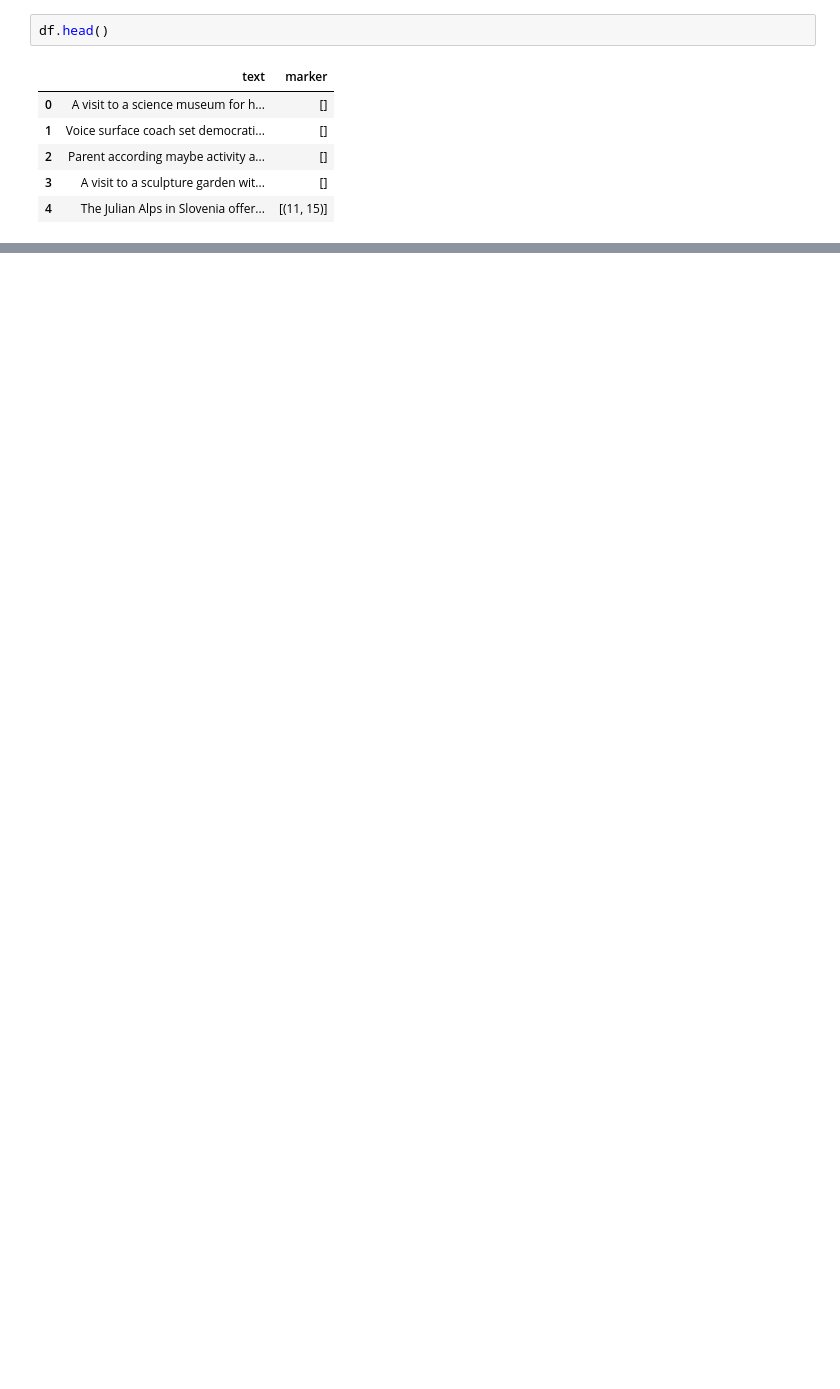
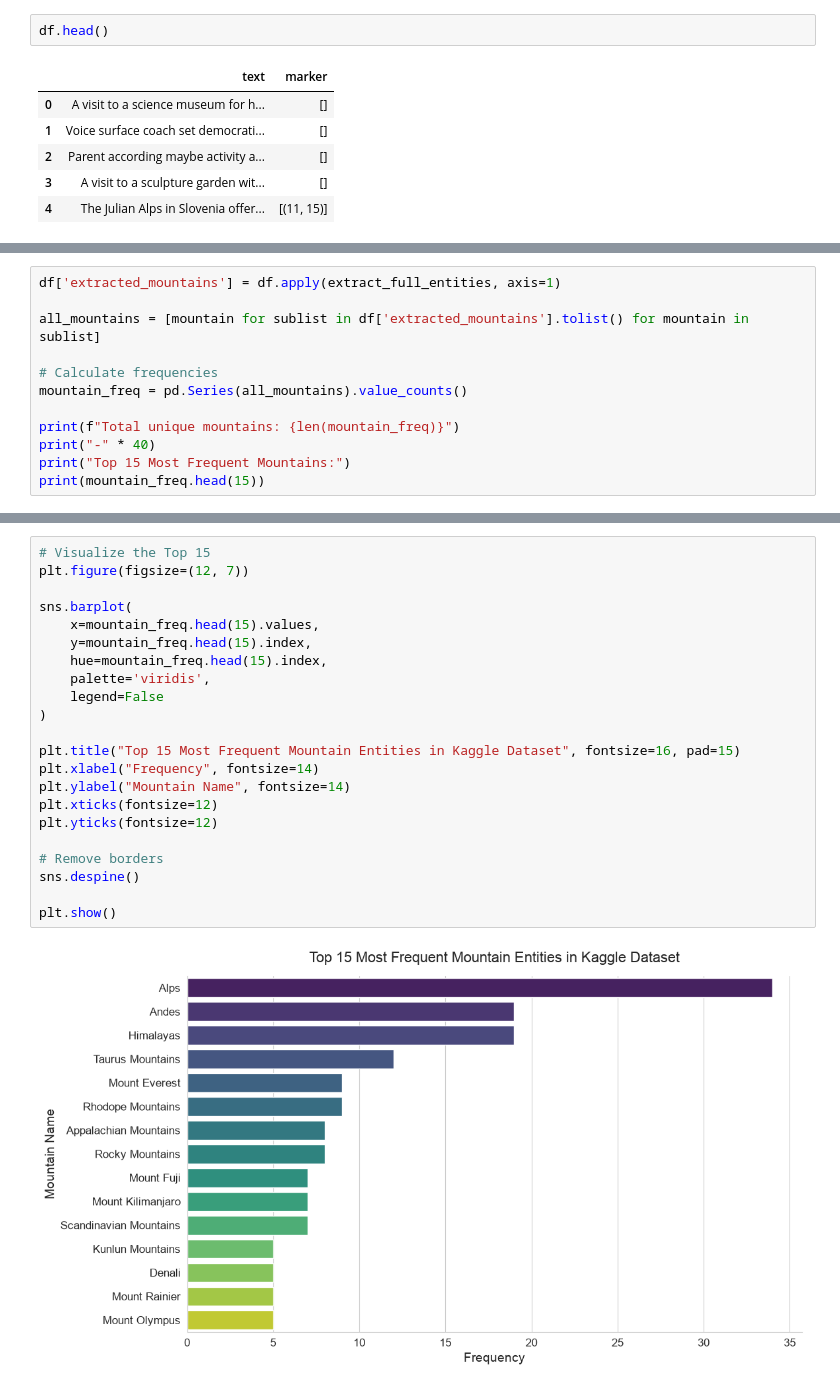
Before and after one commit to Jonik233/Quantum_tasks, a Jupyter notebook: Mountains_NER/eda/kaggle_dataset_eda.ipynb, the cells around one changed output, grey strips where cells are left out. Drawn from its saved outputs; the diff is of its cells as text; blank space fills up the shorter version.

```diff
--- a/Mountains_NER/eda/kaggle_dataset_eda.ipynb
+++ b/Mountains_NER/eda/kaggle_dataset_eda.ipynb
@@ -129,0 +140,12 @@ Name: count, dtype: int64
+# %%
+df['extracted_mountains'] = df.apply(extract_full_entities, axis=1)
+
+all_mountains = [mountain for sublist in df['extracted_mountains'].tolist() for mountain in sublist]
+
+# Calculate frequencies
+mountain_freq = pd.Series(all_mountains).value_counts()
+
+print(f"Total unique mountains: {len(mountain_freq)}")
+print("-" * 40)
+print("Top 15 Most Frequent Mountains:")
+print(mountain_freq.head(15))
@@ -129,0 +172,24 @@ Name: count, dtype: int64
+# %%
+# Visualize the Top 15
+plt.figure(figsize=(12, 7))
+
+sns.barplot(
+    x=mountain_freq.head(15).values,
+    y=mountain_freq.head(15).index,
+    hue=mountain_freq.head(15).index,
+    palette='viridis',
+    legend=False
+)
+
+plt.title("Top 15 Most Frequent Mountain Entities in Kaggle Dataset", fontsize=16, pad=15)
+plt.xlabel("Frequency", fontsize=14)
+plt.ylabel("Mountain Name", fontsize=14)
+plt.xticks(fontsize=12)
+plt.yticks(fontsize=12)
+
+# Remove borders
+sns.despine()
+
+plt.show()
+# %% [output]
+[figure, added]
```
Also changed, not shown: parts of 22 cells of this notebook.
